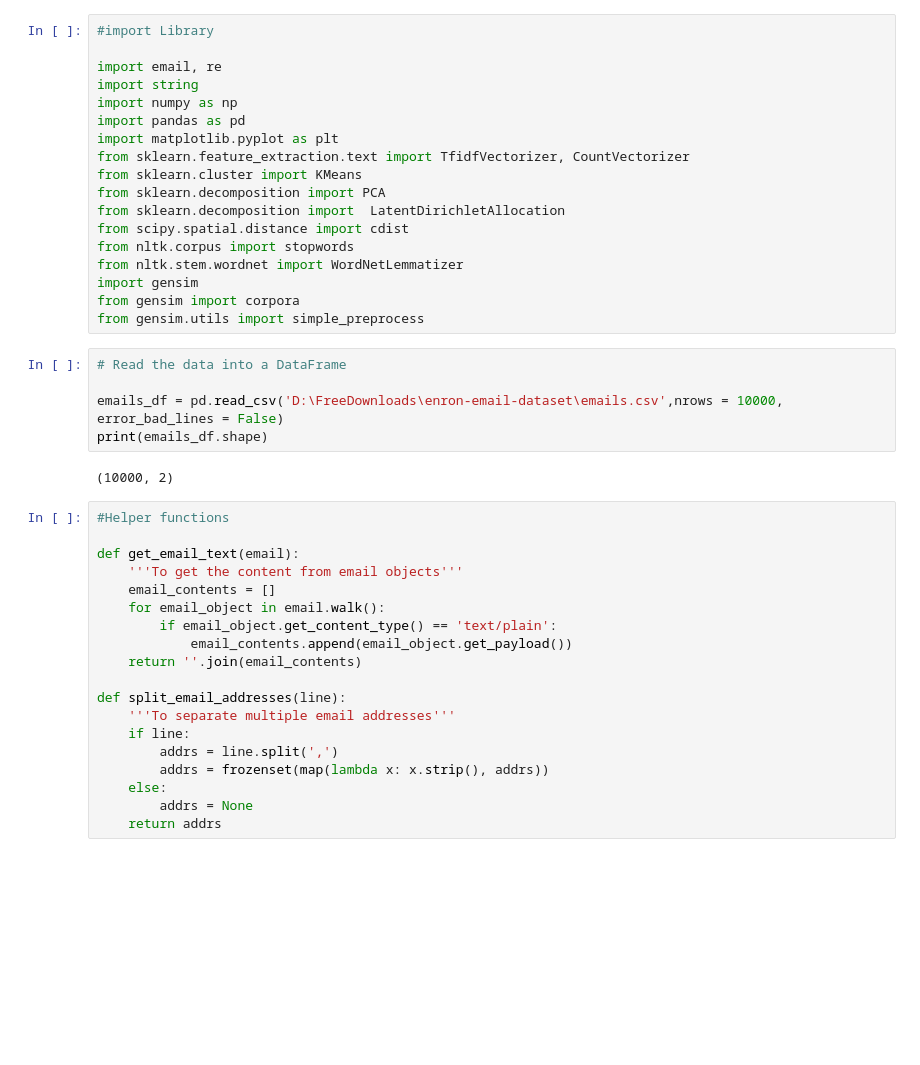
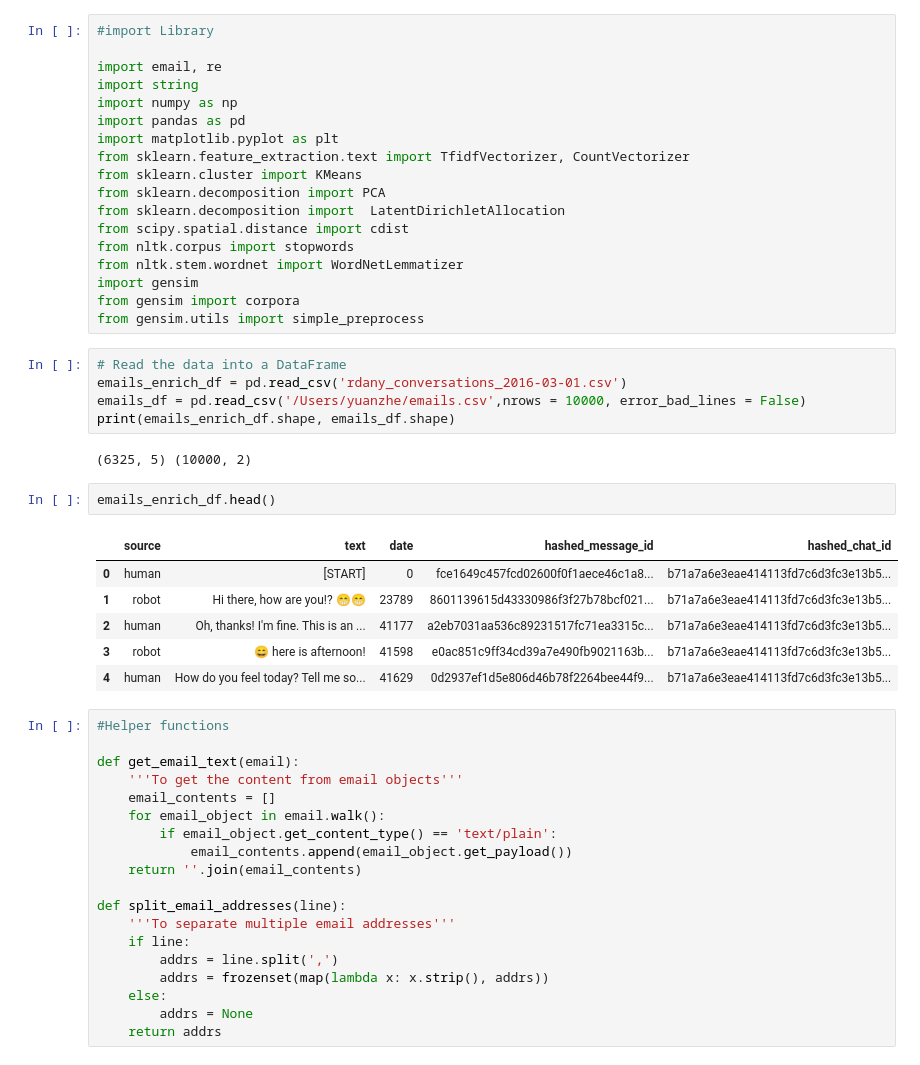
Before and after one commit to JiaMa-SJSU/Auto-complete, a Jupyter notebook: smart_email_compose.ipynb, the cells around one changed output. Saved outputs shown, nothing was run; the diff lists cells and outputs as text; blank space fills up the shorter version.

```diff
--- a/smart_email_compose.ipynb
+++ b/smart_email_compose.ipynb
@@ -32,11 +32,20 @@ from gensim import corpora
 from gensim.utils import simple_preprocess
 # %%
 # Read the data into a DataFrame
-
-emails_df = pd.read_csv('D:\FreeDownloads\enron-email-dataset\emails.csv',nrows = 10000, error_bad_lines = False)
-print(emails_df.shape)
+emails_enrich_df = pd.read_csv('rdany_conversations_2016-03-01.csv')
+emails_df = pd.read_csv('/Users/yuanzhe/emails.csv',nrows = 10000, error_bad_lines = False)
+print(emails_enrich_df.shape, emails_df.shape)
 # %% [output]
-(10000, 2)
+(6325, 5) (10000, 2)
+# %%
+emails_enrich_df.head()
+# %% [output]
+|  | source | text | date | hashed_message_id | hashed_chat_id |
+| 0 | human | [START] | 0 | fce1649c457fcd02600f0f1aece46c1a8... | b71a7a6e3eae414113fd7c6d3fc3e13b5... |
+| 1 | robot | Hi there, how are you!? 😁😁 | 23789 | 8601139615d43330986f3f27b78bcf021... | b71a7a6e3eae414113fd7c6d3fc3e13b5... |
+| 2 | human | Oh, thanks! I'm fine. This is an ... | 41177 | a2eb7031aa536c89231517fc71ea3315c... | b71a7a6e3eae414113fd7c6d3fc3e13b5... |
+| 3 | robot | 😄 here is afternoon! | 41598 | e0ac851c9ff34cd39a7e490fb9021163b... | b71a7a6e3eae414113fd7c6d3fc3e13b5... |
+| 4 | human | How do you feel today? Tell me so... | 41629 | 0d2937ef1d5e806d46b78f2264bee44f9... | b71a7a6e3eae414113fd7c6d3fc3e13b5... |
 # %%
 #Helper functions
 
```
Also changed, not shown: parts of 5 cells of this notebook, 1 other file.
